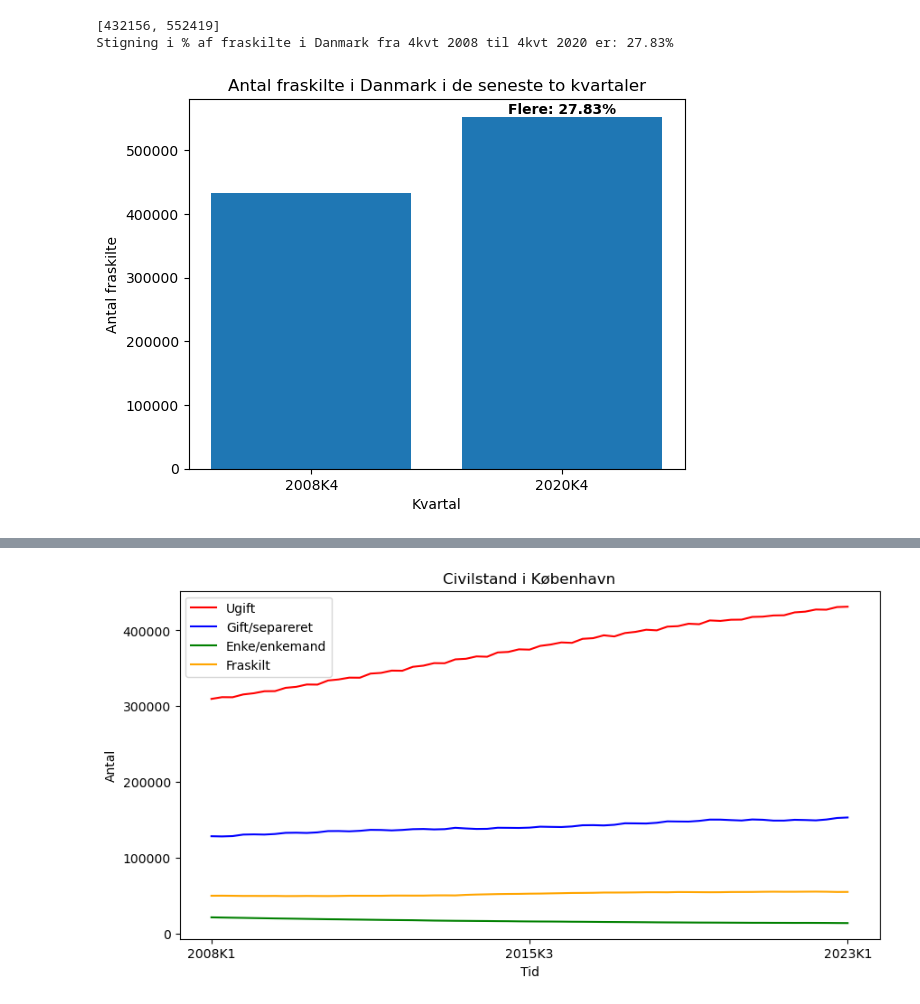
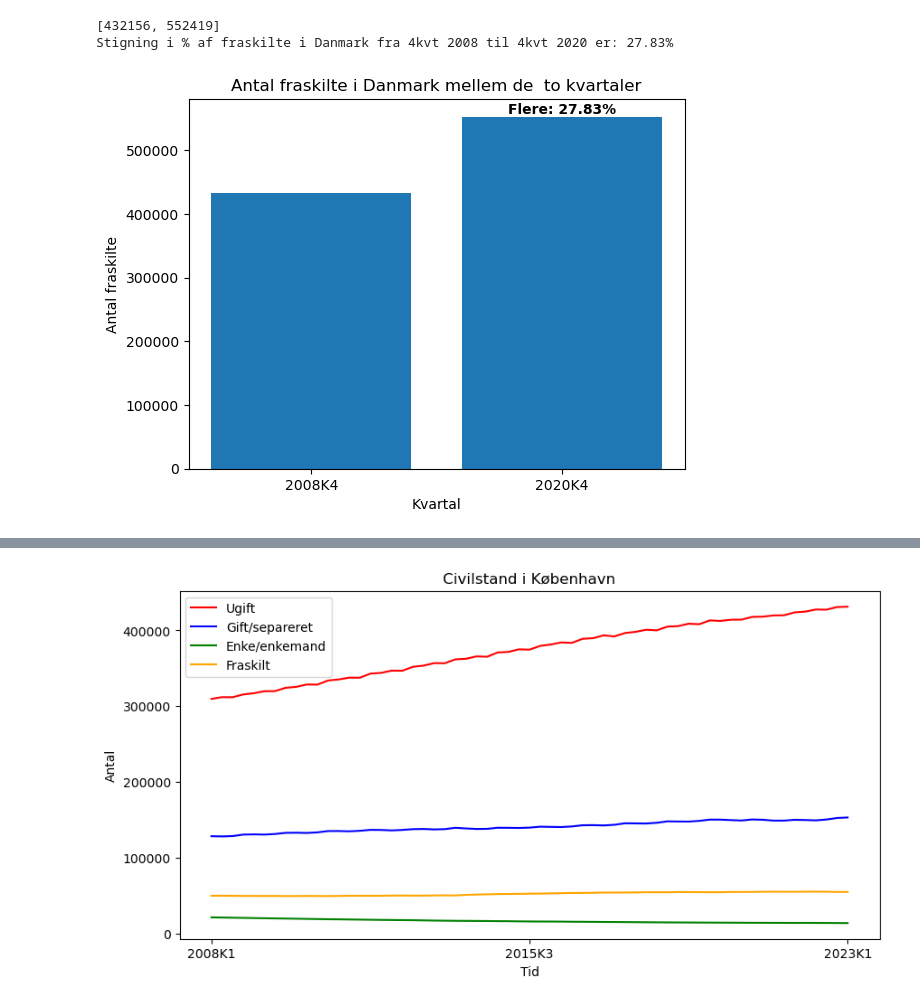
Before and after one commit to thomasfritzboger/python, a Jupyter notebook: my_exercise_files/05_exercise/05_exercise.ipynb, the cells around one changed output, grey strips where cells are left out. Saved outputs shown, nothing was run; the diff lists cells and outputs as text; code cells hidden in the pictures.

```diff
--- a/my_exercise_files/05_exercise/05_exercise.ipynb
+++ b/my_exercise_files/05_exercise/05_exercise.ipynb
@@ -109,35 +109,35 @@ url = 'https://api.statbank.dk/v1/data/FOLK1A/CSV?delimiter=Semicolon&OMR%C3%85D
 Svar fra API:
 OMRÅDE;KØN;ALDER;TID;CIVILSTAND;INDHOLD
 Hele landet;I alt;I alt;2008K4;Fraskilt;432156
 Hele landet;I alt;I alt;2020K4;Fraskilt;552419
 """
 
 # Indlæs data fra URL'en i en Pandas DataFrame
 df = pd.read_csv(url, delimiter=';')
 
 # Brug loc funktionen til at finde de to værdier og gemme dem i en liste
 values = [df.loc[df['TID'] == '2008K4']['INDHOLD'].values[0],
           df.loc[df['TID'] == '2020K4']['INDHOLD'].values[0]]
 
 print(values)  # Output: [432156, 552419]
 
 increase_prct = (values[1] - values[0]) / values[0] * 100
 print(f'Stigning i % af fraskilte i Danmark fra 4kvt 2008 til 4kvt 2020 er: {increase_prct:.2f}%')
 
 labels = df['TID'].tolist()
 increase_prct_label = f'Flere: {increase_prct:.2f}%'
 
 plt.bar(labels, values)
-plt.title('Antal fraskilte i Danmark i de seneste to kvartaler')
+plt.title('Antal fraskilte i Danmark mellem de  to kvartaler')
 plt.xlabel('Kvartal')
 plt.ylabel('Antal fraskilte')
 plt.text(labels[1], values[1], increase_prct_label, ha='center', va='bottom', fontweight='bold')
 
 plt.show()
 # %% [output]
 [432156, 552419]
 Stigning i % af fraskilte i Danmark fra 4kvt 2008 til 4kvt 2020 er: 27.83%
-[figure, old version]
+[figure, new version]
 # %%
 #  5.2. Which of the 5 biggest cities has the highest percentage of 'Never Married' in 2020?
 
```
Also changed, not shown: parts of 2 cells of this notebook, 2 other files.
